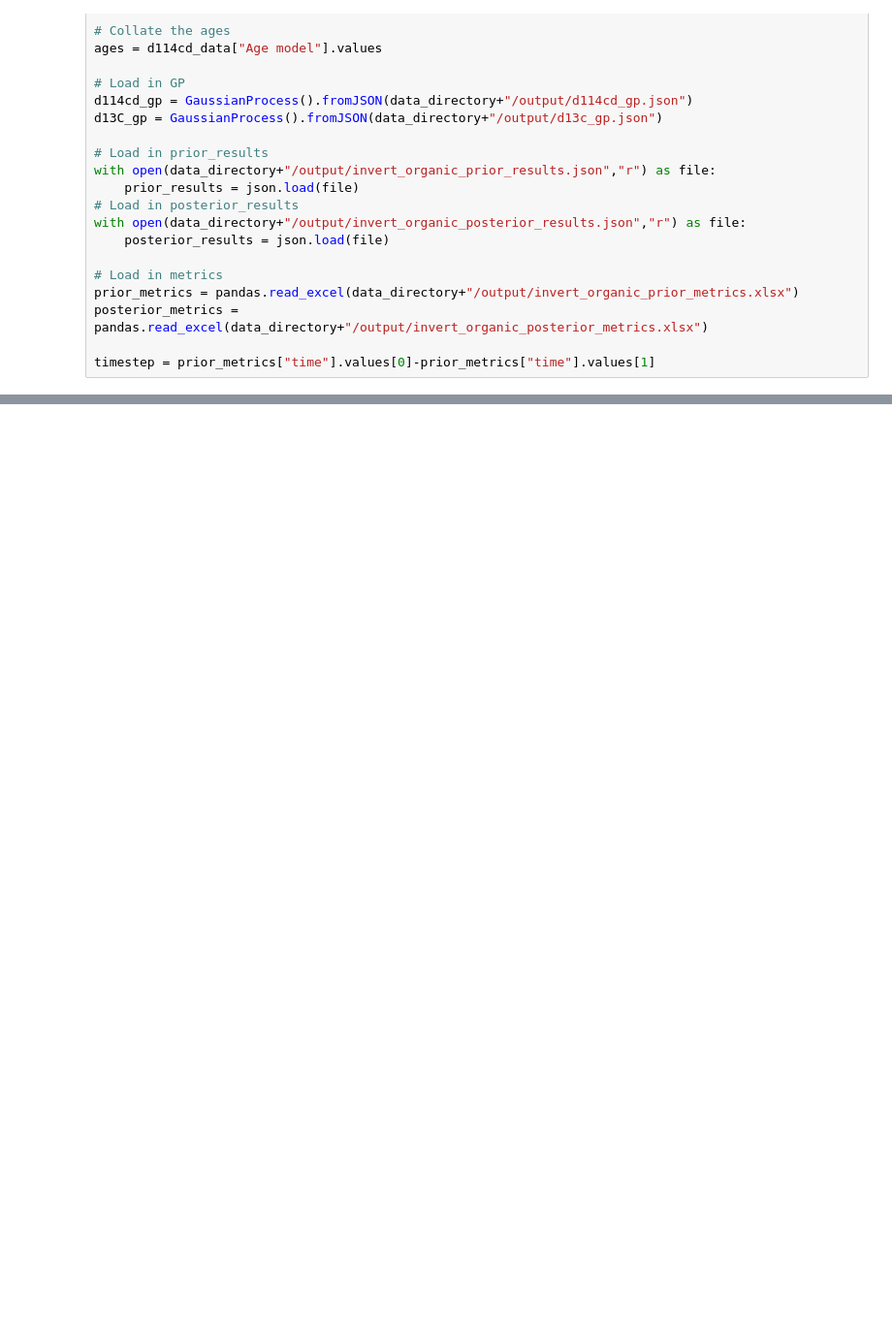
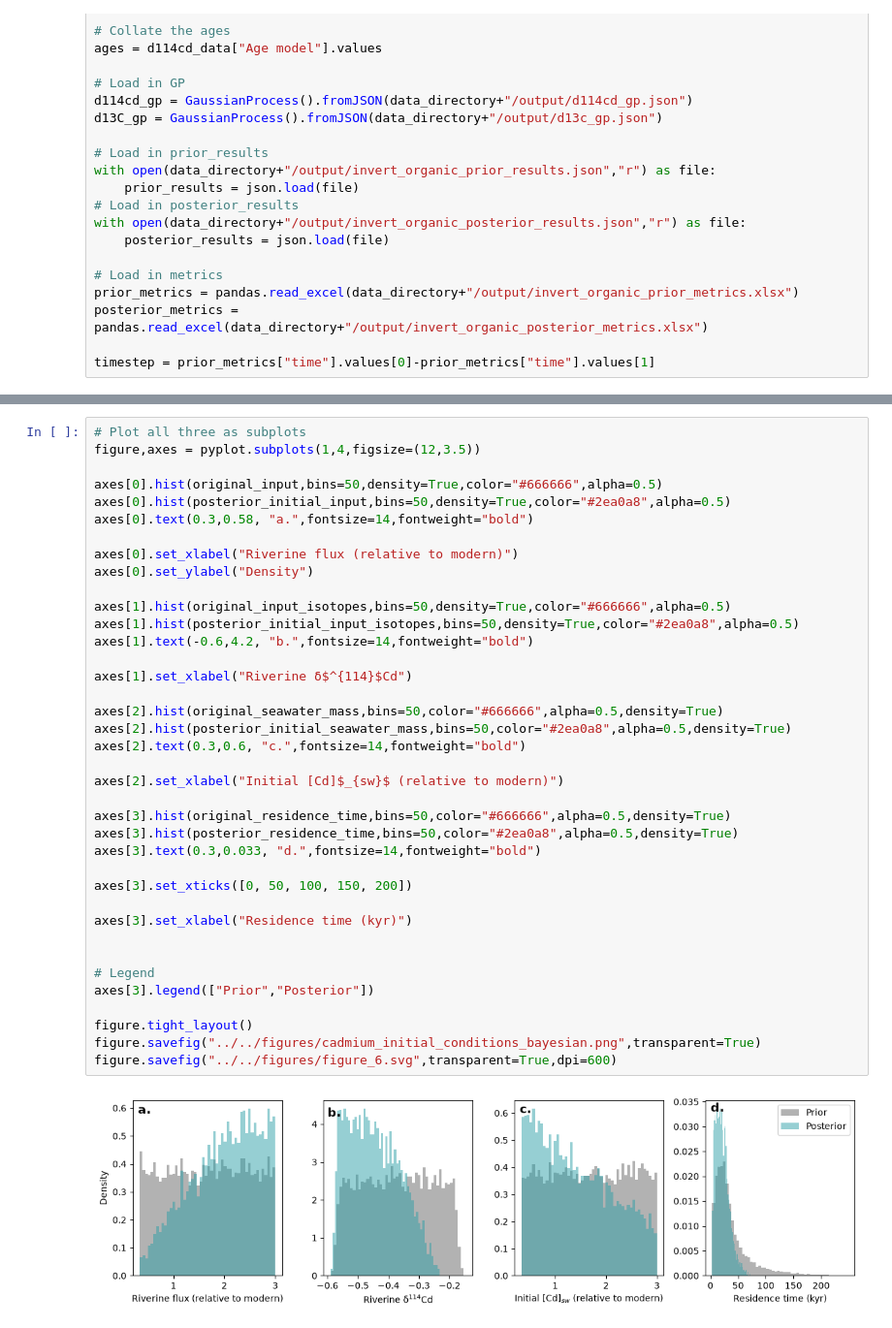
Before and after one commit to DISTILL-RHUL/petm-cadmium-carbon, a Jupyter notebook: code/plotting/plot_bayesian_supplement.ipynb, the cells around one changed output, grey strips where cells are left out. Shown at 97% size. Saved outputs shown, nothing was run; the diff lists cells and outputs as text; blank space fills up the shorter version.

```diff
--- a/code/plotting/plot_bayesian_supplement.ipynb
+++ b/code/plotting/plot_bayesian_supplement.ipynb
@@ -124,0 +188,40 @@ figure.savefig("../../figures/cadmium_initial_seawater_mass.png",transparent=Tru
+# %%
+# Plot all three as subplots
+figure,axes = pyplot.subplots(1,4,figsize=(12,3.5))
+
+axes[0].hist(original_input,bins=50,density=True,color="#666666",alpha=0.5)
+axes[0].hist(posterior_initial_input,bins=50,density=True,color="#2ea0a8",alpha=0.5)
+axes[0].text(0.3,0.58, "a.",fontsize=14,fontweight="bold")
+
+axes[0].set_xlabel("Riverine flux (relative to modern)")
+axes[0].set_ylabel("Density")
+
+axes[1].hist(original_input_isotopes,bins=50,density=True,color="#666666",alpha=0.5)
+axes[1].hist(posterior_initial_input_isotopes,bins=50,density=True,color="#2ea0a8",alpha=0.5)
+axes[1].text(-0.6,4.2, "b.",fontsize=14,fontweight="bold")
+
+axes[1].set_xlabel("Riverine δ$^{114}$Cd")
+
+axes[2].hist(original_seawater_mass,bins=50,color="#666666",alpha=0.5,density=True)
+axes[2].hist(posterior_initial_seawater_mass,bins=50,color="#2ea0a8",alpha=0.5,density=True)
+axes[2].text(0.3,0.6, "c.",fontsize=14,fontweight="bold")
+
+axes[2].set_xlabel("Initial [Cd]$_{sw}$ (relative to modern)")
+
+axes[3].hist(original_residence_time,bins=50,color="#666666",alpha=0.5,density=True)
+axes[3].hist(posterior_residence_time,bins=50,color="#2ea0a8",alpha=0.5,density=True)
+axes[3].text(0.3,0.033, "d.",fontsize=14,fontweight="bold")
+
+axes[3].set_xticks([0, 50, 100, 150, 200])
+
+axes[3].set_xlabel("Residence time (kyr)")
+
+
+# Legend
+axes[3].legend(["Prior","Posterior"])
+
+figure.tight_layout()
+figure.savefig("../../figures/cadmium_initial_conditions_bayesian.png",transparent=True)
+figure.savefig("../../figures/figure_6.svg",transparent=True,dpi=600)
+# %% [output]
+[figure, added]
```
Also changed, not shown: parts of 5 cells of this notebook.
